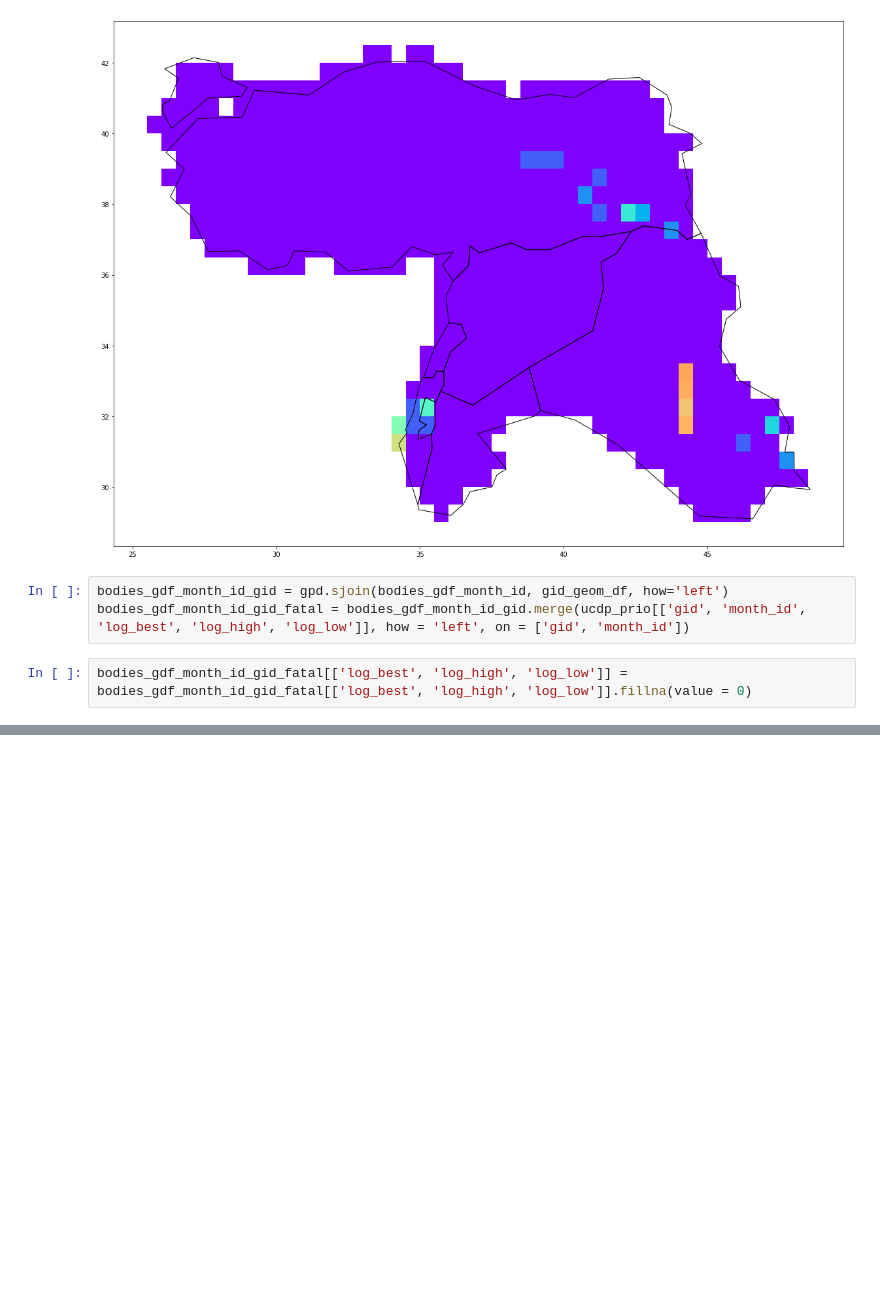
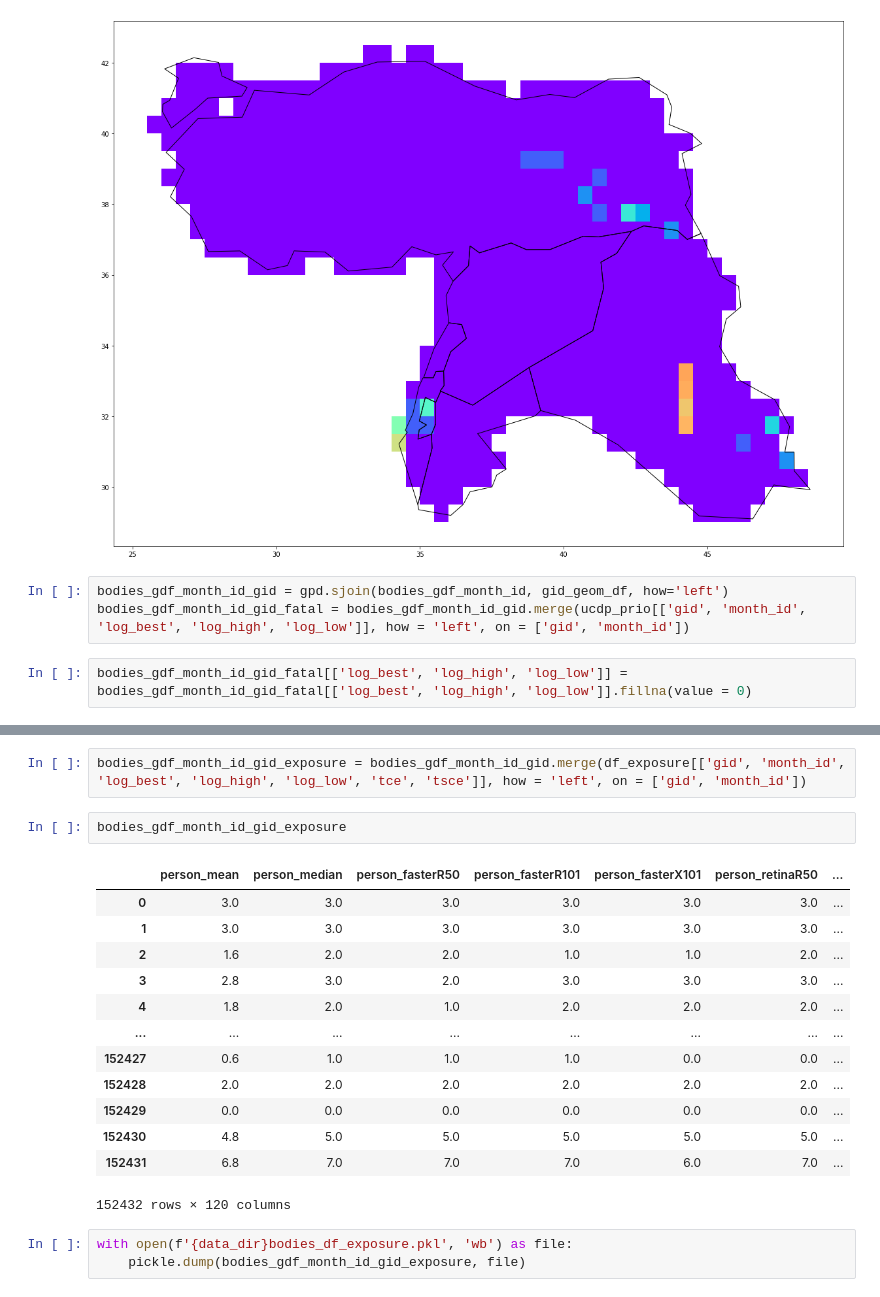
Before and after one commit to Polichinel/Detectron2, a Jupyter notebook: misc/sjoin.ipynb, the cells around one changed output, grey strips where cells are left out. Saved outputs shown, nothing was run; the diff lists cells and outputs as text; blank space fills up the shorter version.

```diff
--- a/misc/sjoin.ipynb
+++ b/misc/sjoin.ipynb
@@ -247,0 +271,21 @@ with open(f'{data_dir}bodies_df_fatal.pkl', 'wb') as file:
+# %%
+bodies_gdf_month_id_gid_exposure = bodies_gdf_month_id_gid.merge(df_exposure[['gid', 'month_id', 'log_best', 'log_high', 'log_low', 'tce', 'tsce']], how = 'left', on = ['gid', 'month_id'])
+# %%
+bodies_gdf_month_id_gid_exposure
+# %% [output]
+|  | person_mean | person_median | person_fasterR50 | person_fasterR101 | person_fasterX101 | person_retinaR50 | ... |
+| 0 | 3.0 | 3.0 | 3.0 | 3.0 | 3.0 | 3.0 | ... |
+| 1 | 3.0 | 3.0 | 3.0 | 3.0 | 3.0 | 3.0 | ... |
+| 2 | 1.6 | 2.0 | 2.0 | 1.0 | 1.0 | 2.0 | ... |
+| 3 | 2.8 | 3.0 | 2.0 | 3.0 | 3.0 | 3.0 | ... |
+| 4 | 1.8 | 2.0 | 1.0 | 2.0 | 2.0 | 2.0 | ... |
+| ... | ... | ... | ... | ... | ... | ... | ... |
+| 152427 | 0.6 | 1.0 | 1.0 | 1.0 | 0.0 | 0.0 | ... |
+| 152428 | 2.0 | 2.0 | 2.0 | 2.0 | 2.0 | 2.0 | ... |
+| 152429 | 0.0 | 0.0 | 0.0 | 0.0 | 0.0 | 0.0 | ... |
+| 152430 | 4.8 | 5.0 | 5.0 | 5.0 | 5.0 | 5.0 | ... |
+| 152431 | 6.8 | 7.0 | 7.0 | 7.0 | 6.0 | 7.0 | ... |
+152432 rows × 120 columns
+# %%
+with open(f'{data_dir}bodies_df_exposure.pkl', 'wb') as file:
+    pickle.dump(bodies_gdf_month_id_gid_exposure, file)
```
Also changed, not shown: parts of 4 cells of this notebook.
